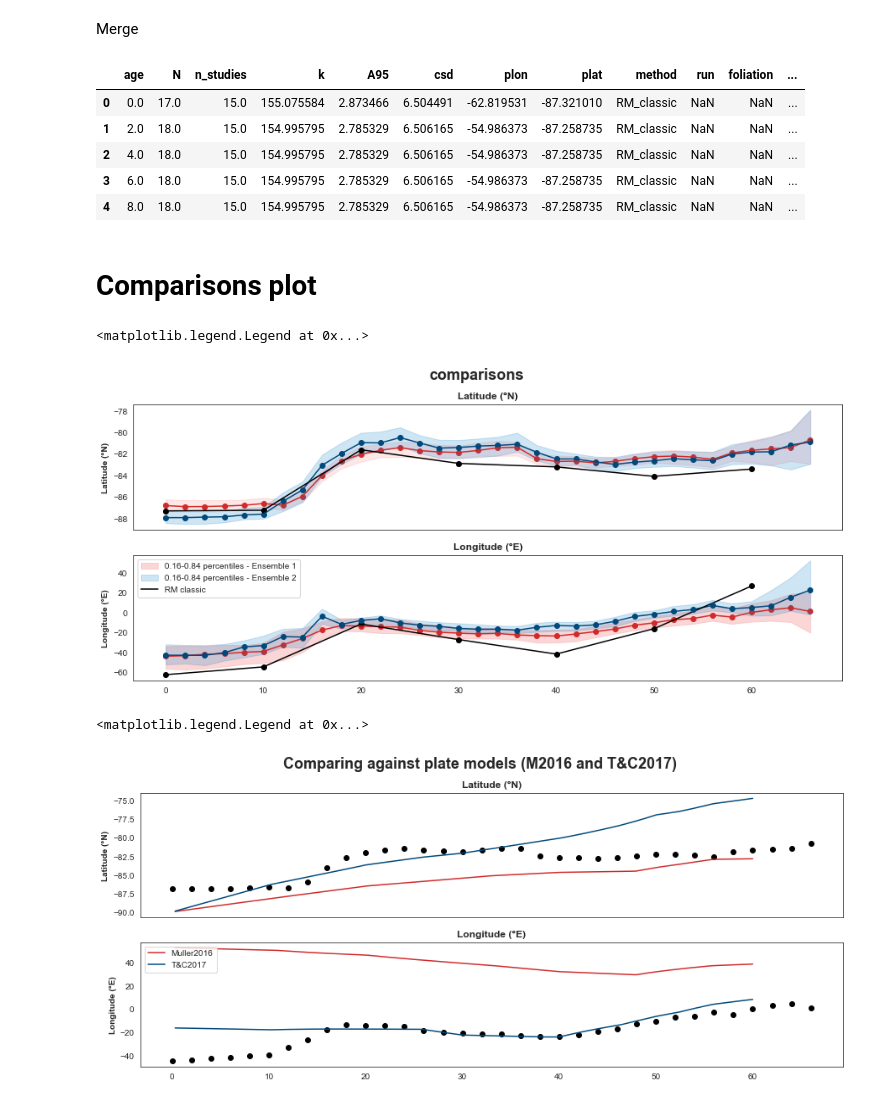
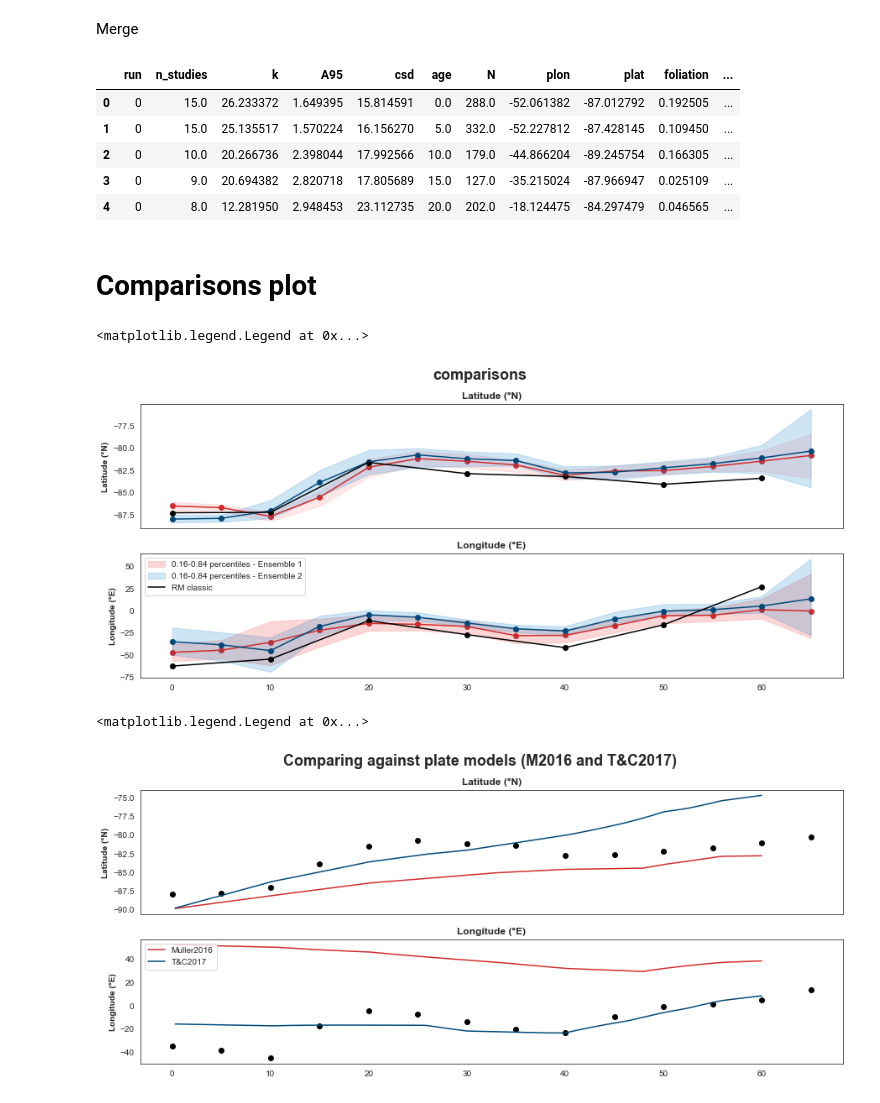
Before and after one commit to PolarWandering/Young_CEED, a Jupyter notebook: 6_comparisons.ipynb, the cells around one changed output. Drawn from its saved outputs; the diff is of its cells as text; code cells hidden in the pictures.

Commit message:
small tunning on the figures

```diff
--- a/6_comparisons.ipynb
+++ b/6_comparisons.ipynb
@@ -26,8 +26,8 @@ df_filtered_vgps, df_pole_compilation = dfs_vgps_recomputed_poles(data_path_VGP,
 # %%
 min_age = 0
 max_age = 65
-window_length = 20
-time_step = 10
+window_length = 15
+time_step = 5
 # define a list to store all the models
 models = []
 # %% [markdown]
@@ -155,12 +152,12 @@ Merge
 df_all = pd.concat(models, axis=0)
 df_all.head()
 # %% [output]
-|  | age | N | n_studies | k | A95 | csd | plon | plat | method | run | foliation | ... |
-| 0 | 0.0 | 17.0 | 15.0 | 155.075584 | 2.873466 | 6.504491 | -62.819531 | -87.321010 | RM_classic | NaN | NaN | ... |
-| 1 | 2.0 | 18.0 | 15.0 | 154.995795 | 2.785329 | 6.506165 | -54.986373 | -87.258735 | RM_classic | NaN | NaN | ... |
-| 2 | 4.0 | 18.0 | 15.0 | 154.995795 | 2.785329 | 6.506165 | -54.986373 | -87.258735 | RM_classic | NaN | NaN | ... |
-| 3 | 6.0 | 18.0 | 15.0 | 154.995795 | 2.785329 | 6.506165 | -54.986373 | -87.258735 | RM_classic | NaN | NaN | ... |
-| 4 | 8.0 | 18.0 | 15.0 | 154.995795 | 2.785329 | 6.506165 | -54.986373 | -87.258735 | RM_classic | NaN | NaN | ... |
+|  | run | n_studies | k | A95 | csd | age | N | plon | plat | foliation | ... |
+| 0 | 0 | 15.0 | 26.233372 | 1.649395 | 15.814591 | 0.0 | 288.0 | -52.061382 | -87.012792 | 0.192505 | ... |
+| 1 | 0 | 15.0 | 25.135517 | 1.570224 | 16.156270 | 5.0 | 332.0 | -52.227812 | -87.428145 | 0.109450 | ... |
+| 2 | 0 | 10.0 | 20.266736 | 2.398044 | 17.992566 | 10.0 | 179.0 | -44.866204 | -89.245754 | 0.166305 | ... |
+| 3 | 0 | 9.0 | 20.694382 | 2.820718 | 17.805689 | 15.0 | 127.0 | -35.215024 | -87.966947 | 0.025109 | ... |
+| 4 | 0 | 8.0 | 12.281950 | 2.948453 | 23.112735 | 20.0 | 202.0 | -18.124475 | -84.297479 | 0.046565 | ... |
 # %% [markdown]
 # Comparisons plot
 # %%
@@ -218,33 +215,33 @@ axes[1].scatter(RM_1_classic_by_study.age, RM_1_classic_by_study.plon, color="bl
 plt.legend(loc="upper left")
 # %% [output]
 <matplotlib.legend.Legend at 0x...>
-[figure, old version]
+[figure, new version]
 # %%
 title = "Comparing against plate models (M2016 and T&C2017)"
 
 fig, axes = plt.subplots(2, 1, sharex=True, figsize=(15,6))
 fig.suptitle(title, fontsize= 18, fontweight ='bold')
 axes[0].set_title('Latitude (°N)', fontsize=12, fontweight ='bold')
 axes[1].set_title('Longitude (°E)', fontsize=12, fontweight ='bold')
 axes[0].set_ylabel(r'Latitude (°N)', fontweight ='bold')
 axes[1].set_ylabel(r'Longitude (°E)', fontweight ='bold')
 # LATITUDE
 
 axes[0].plot(Mueller2016_path_df.age, Mueller2016_path_df.plat, '-',color="#d12a2a")
 # axes[0].scatter(Mueller2016_path_df.age, Mueller2016_path_df.plat,s = 1, color="#d12a2a")
 axes[0].plot(Torsvik2017_path_df.age, Torsvik2017_path_df.plat, '-',color="#00497A") #CLASSIC
 # axes[0].scatter(Torsvik2017_path_df.age, Torsvik2017_path_df.plat, color="#00497A") #CLASSIC
-axes[0].scatter(ensemble1_lat.X, ensemble1_lat.q50,color="black")
+axes[0].scatter(ensemble2_lat.X, ensemble2_lat.q50,color="black")
 # LONGITUDE
 
 axes[1].plot(Mueller2016_path_df.age, Mueller2016_path_df.plon, '-',color="#d12a2a", label = "Muller2016")
 # axes[1].scatter(Mueller2016_path_df.age, Mueller2016_path_df.plon,color="#d12a2a")
 axes[1].plot(Torsvik2017_path_df.age, Torsvik2017_path_df.plon, '-',color="#00497A", label = "T&C2017") #CLASSIC
 # axes[1].scatter(Torsvik2017_path_df.age, Torsvik2017_path_df.plon, color="#00497A") #CLASSIC
-axes[1].scatter(ensemble1_lon.X, ensemble1_lon.q50,color="black")
+axes[1].scatter(ensemble2_lon.X, ensemble2_lon.q50,color="black")
 
 # axes[1].set_ylim(-100, 50)
 plt.legend(loc="upper left")
 # %% [output]
 <matplotlib.legend.Legend at 0x...>
-[figure, old version]
+[figure, new version]
```
Also changed, not shown: parts of 7 cells of this notebook.
